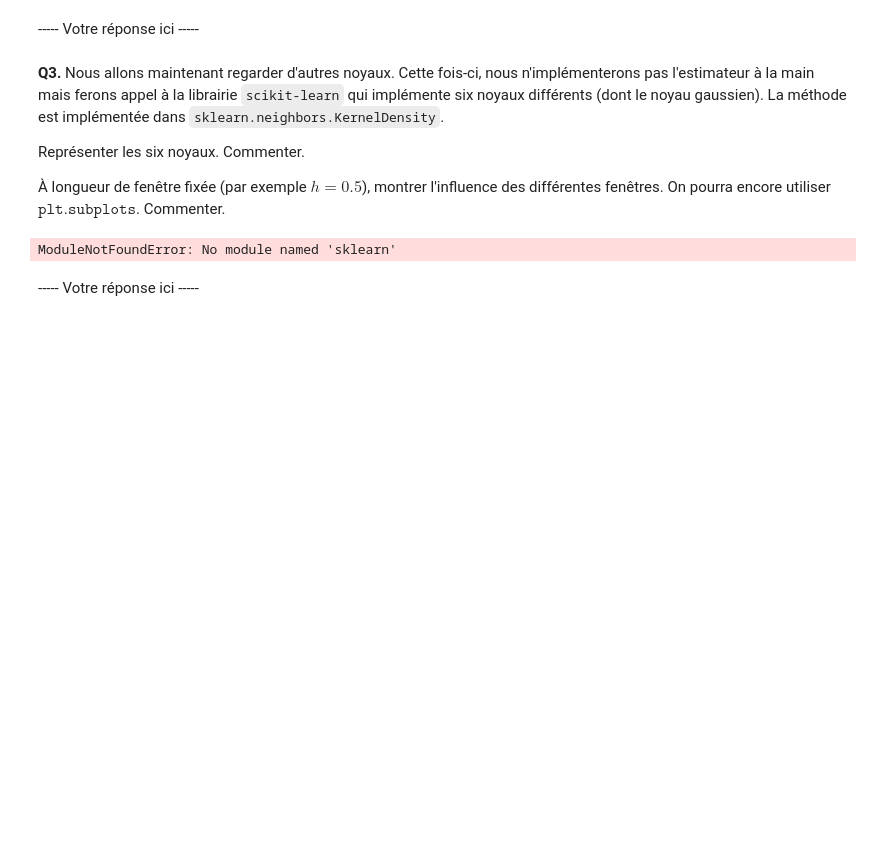
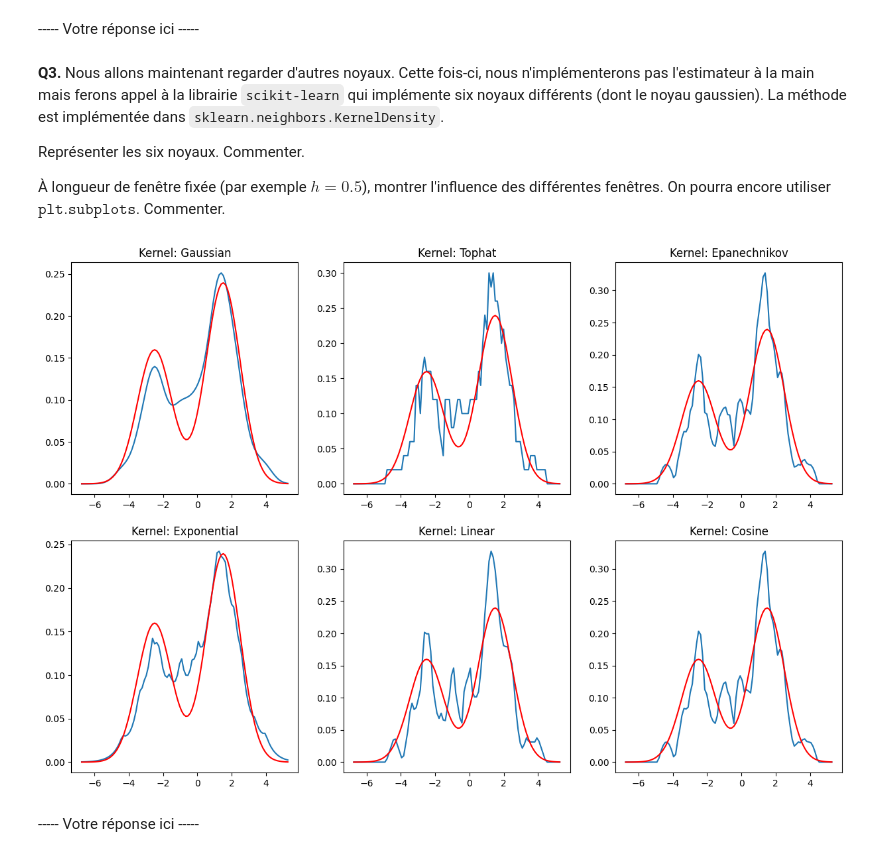
Before and after one commit to Ben1306/introduction_stats_sdia, a Jupyter notebook: tp2_RENOUX_MOREL.ipynb, the cells around one changed output. Cells and saved outputs as stored; diff of their text form; code cells hidden in the pictures; blank space fills up the shorter version.

```diff
--- a/tp2_RENOUX_MOREL.ipynb
+++ b/tp2_RENOUX_MOREL.ipynb
@@ -164,8 +195,28 @@ Représenter les six noyaux. Commenter.
 À longueur de fenêtre fixée (par exemple $h = 0.5$), montrer l'influence des différentes fenêtres. On pourra encore utiliser $\texttt{plt.subplots}$. Commenter.
 # %%
 from sklearn.neighbors import KernelDensity
+
+h=0.5
+x = np.linspace(min-1,max+1,100)
+n = 50
+points = np.random.choice(probas, size=n, replace=True)
+points = points.reshape(len(points),1)
+kernels = ['gaussian', 'tophat', 'epanechnikov', 'exponential', 'linear', 'cosine']
+fig, axes = plt.subplots(2, 3, figsize=(15, 10))
+axes = axes.ravel()
+
+for i, kernel in enumerate(kernels):
+    kde = KernelDensity(kernel=kernel, bandwidth=h).fit(points)
+    log_dens = kde.score_samples(x.reshape(len(x),1))
+    dens = np.exp(log_dens)
+    ax = axes[i]
+    ax.plot(x, dens)
+    ax.set_title(f'Kernel: {kernel.capitalize()}')
+    ax.plot(x, pdf3, 'r')
+
+plt.show()
 # %% [output]
-ModuleNotFoundError: No module named 'sklearn'
+[figure, added]
 # %%
 # Represent the 6 different kernels implemented in scikit-learn
 
```
Also changed, not shown: parts of 5 cells of this notebook, 1 other file.
